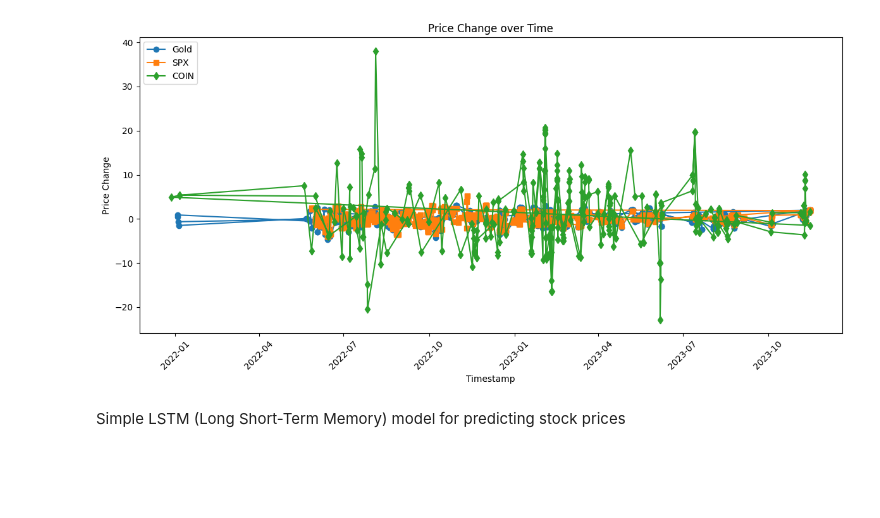
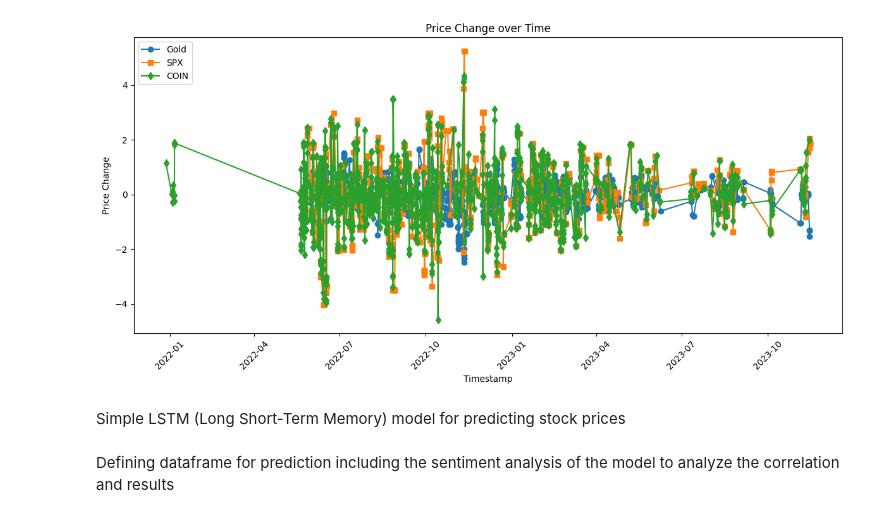
Before and after one commit to premstaller1/SHAP-DS2, a Jupyter notebook: Stock_market_Shap_analysis_pascal.ipynb, the cells around one changed output. Drawn from its saved outputs; the diff is of its cells as text; code cells hidden in the pictures; blank space fills up the shorter version.

Commit message:
update shap and price prediction

```diff
--- a/Stock_market_Shap_analysis_pascal.ipynb
+++ b/Stock_market_Shap_analysis_pascal.ipynb
@@ -52,7 +49,8 @@ df['change_of_ticker'] = df['change_of_ticker'].str.extract(r'([-+]?\d+\.\d+|\d+
 df['price_of_ticker'] = df['price_of_ticker'].str.extract(r'([-+]?\d+\.\d+|\d+)')
 df['tickers_mentioned'] = df['tickers_mentioned'].str.extract(r'(\$[A-Za-z]+)')
 df['timestamp'] = pd.to_datetime(df['timestamp'], format='mixed')
-
+df = df.sort_values(by='timestamp')
+df = df.reset_index(drop=True)
 df = df[['timestamp', 'clean_tweet_text', 'tweet_type', 'price_of_ticker', 'change_of_ticker', 'tickers_mentioned']]
 df = df.dropna()
 df.head()
@@ -66,7 +161,6 @@ df.head()
 # %%
-tickers_of_interest = ['$SPX', '$COIN', '$QQQ']
+tickers_of_interest = ['$SPX', '$DXY', '$SPY']
 filtered_df_plot = df[df['tickers_mentioned'].isin(tickers_of_interest)]
-
 filtered_df_plot = filtered_df_plot.copy()
-
 filtered_df_plot.loc[:, 'change_of_ticker'] = filtered_df_plot['change_of_ticker'].str.replace('+', '').astype(float)
+filtered_df_plot.set_index('timestamp', inplace=True)
@@ -75,24 +167,24 @@ filtered_df_plot.set_index('timestamp', inplace=True)
 # %%
-QQQ = filtered_df_plot['tickers_mentioned'] == '$QQQ'
+DXY = filtered_df_plot['tickers_mentioned'] == '$DXY'
 spx = filtered_df_plot['tickers_mentioned'] == '$SPX'
-coin = filtered_df_plot['tickers_mentioned'] == '$COIN'
+SPY = filtered_df_plot['tickers_mentioned'] == '$SPY'
 
 # Plotting
 plt.figure(figsize=(12, 6))
 
-plt.plot(filtered_df_plot[QQQ]["change_of_ticker"], marker='o', linestyle='-', label='Gold')
+plt.plot(filtered_df_plot[DXY]["change_of_ticker"], marker='o', linestyle='-', label='Gold')
 plt.plot(filtered_df_plot[spx]["change_of_ticker"], marker='s', linestyle='-', label='SPX')
-plt.plot(filtered_df_plot[coin]["change_of_ticker"], marker='d', linestyle='-', label='COIN')
+plt.plot(filtered_df_plot[SPY]["change_of_ticker"], marker='d', linestyle='-', label='COIN')
 
 plt.title('Price Change over Time')
 plt.ylabel('Price Change')
 plt.xlabel('Timestamp')
 plt.legend(loc='upper left')
 plt.xticks(rotation=45)
 
 plt.tight_layout()
 plt.show()
 # %% [output]
-[figure, old version]
+[figure, new version]
 # %% [markdown]
  Simple LSTM (Long Short-Term Memory) model for predicting stock prices
@@ -113,0 +199,2 @@ df['Sentiment'] = predictions
+# %% [markdown]
+Defining dataframe for prediction including the sentiment analysis of the model to analyze the correlation and results
```
Also changed, not shown: parts of 74 cells of this notebook, 1 other file.
